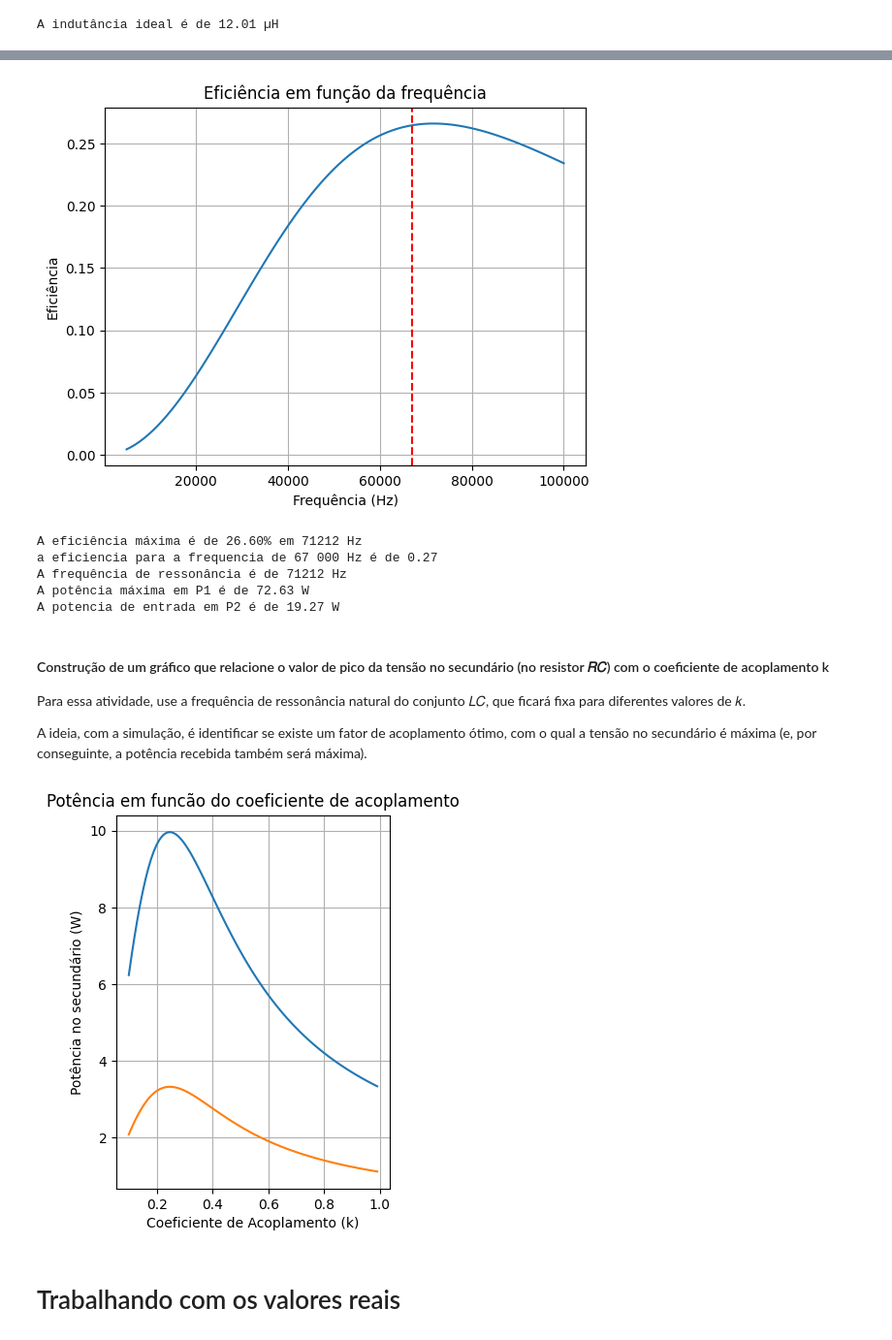
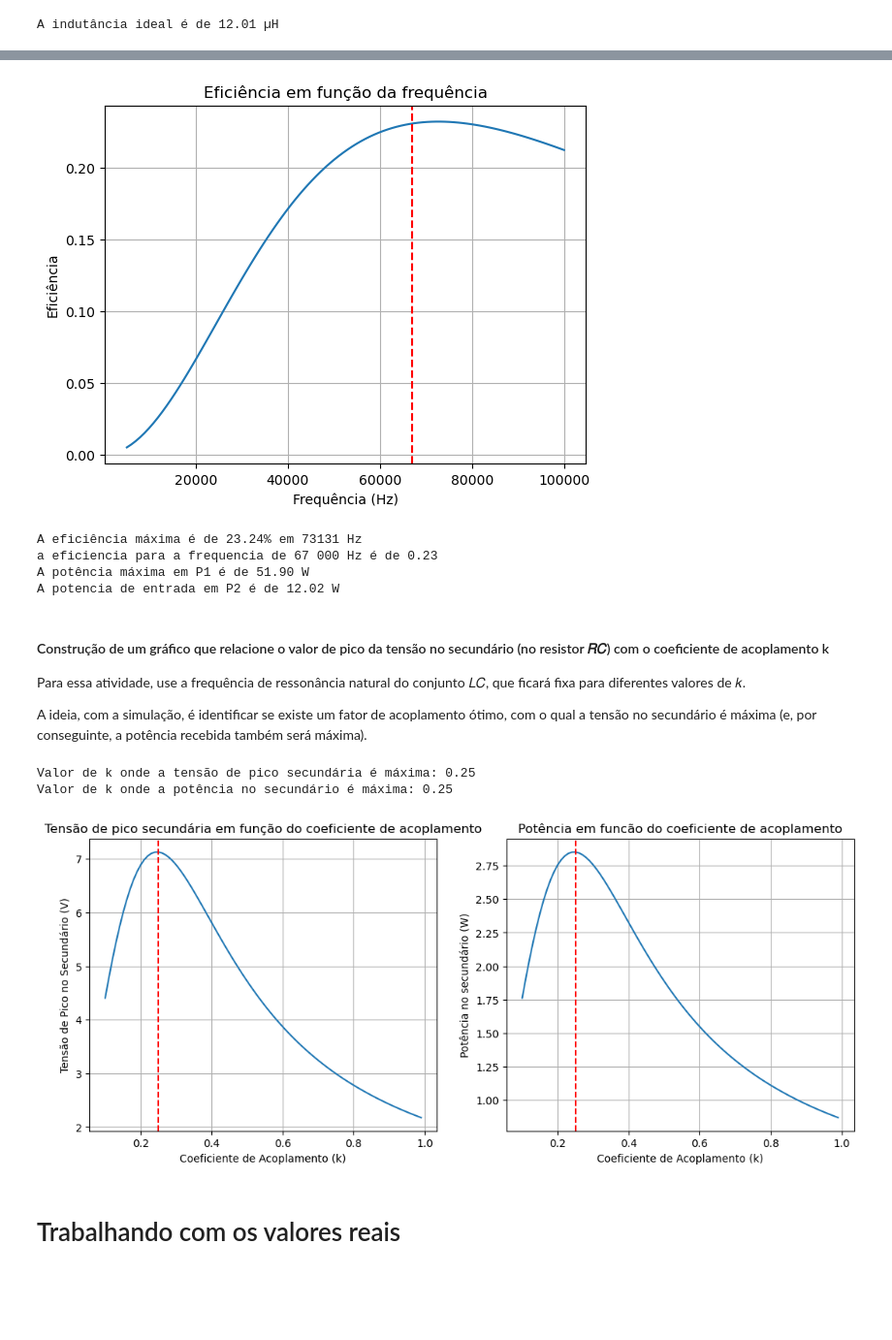
Before and after one commit to pabdutra/eletromag, a Jupyter notebook: projeto.ipynb, the cells around one changed output, grey strips where cells are left out. Shown: that part at 97% size. Drawn from its saved outputs; the diff is of its cells as text; code cells hidden in the pictures; blank space fills up the shorter version.

```diff
--- a/projeto.ipynb
+++ b/projeto.ipynb
@@ -33,7 +33,7 @@ L1 = L2 = L = 0
 #Capacitores
 C1 = C2 = 0.1e-6
 
-Ufonte = 12
+Ufonte = 10
 
 #lista do coeficiênte de acoplamento
 PossiveisK = np.linspace(0,1,500)
@@ -94,7 +94,8 @@ for C in listaC:
 
     for f in PossiveisFreq:
         w = 2*math.pi*f
-        L1 = L2 = 1/((w**2)*C)
+        L1 = L2 = 1/((w**2)*C) #Indutância para ressonância
+        rdc = R1 + ((2*R1)/(100*10**3))*f
         i1, i2, ic , V2 = CalcularTransformador(kFixo, f)
 
         listaV2.append(abs(V2))
@@ -135,9 +136,9 @@ print(f'A indutância ideal é de {L1*1e6:0.2f} µH')
 # %% [output]
 A indutância ideal é de 12.01 µH
 # %%
-k = 0.2
-V1 = 12 * (2 / pi)
-RC = 2.5
+
+V1 = 10 * (2 / pi)
+Rc = 2.5
 capacitores = [0.1e-6, 0.15e-6, 0.47e-6, 1e-6, 4.7e-6]
 C1 = C2 = capacitores[2]
 freqs = np.linspace(5e3, 100e3, 100)
@@ -148,12 +149,6 @@ lista_eficiencia = []
 
 for f in freqs:
     w = 2 * np.pi * f
-    XL1 = 1j * w * L1
-    XL2 = 1j * w * L2
-    M = k * np.sqrt(L1 * L2)
-    XM = 1j * w * M
-    XC1 = -1j / (w * C1)
-    XC2 = -1j / (w * C2)
     I1, I2, ic, V2 = CalcularTransformador(kFixo, f)
     P1 = (V1 / np.sqrt(2)) * (I1.conjugate() / np.sqrt(2))
     lista_P1.append(P1.real)
@@ -193,19 +188,17 @@ plt.axvline(x=67000, ymin=0, ymax=1, c='r', ls='--')
 plt.savefig('img/eficienciavsfreq.png')
 plt.show()
 # %% [output]
-[figure, old version]
+[figure, new version]
 # %%
 print(f'A eficiência máxima é de {max(lista_eficiencia)*100:.2f}% em {freqs[lista_eficiencia.index(max(lista_eficiencia))]:.0f} Hz')
 print(f'a eficiencia para a frequencia de 67 000 Hz é de {lista_eficiencia[lista_eficiencia.index(max(lista_eficiencia))]:.2f}')
-print(f'A frequência de ressonância é de {freqs[lista_eficiencia.index(max(lista_eficiencia))]:.0f} Hz')
 print(f'A potência máxima em P1 é de {max(lista_P1):.2f} W')
 print(f'A potencia de entrada em P2 é de {max(lista_P2):.2f} W')
 # %% [output]
-A eficiência máxima é de 26.60% em 71212 Hz
-a eficiencia para a frequencia de 67 000 Hz é de 0.27
-A frequência de ressonância é de 71212 Hz
-A potência máxima em P1 é de 72.63 W
-A potencia de entrada em P2 é de 19.27 W
+A eficiência máxima é de 23.24% em 73131 Hz
+a eficiencia para a frequencia de 67 000 Hz é de 0.23
+A potência máxima em P1 é de 51.90 W
+A potencia de entrada em P2 é de 12.02 W
 # %% [markdown]
 ####  Construção de um gráfico que relacione o valor de pico da tensão no secundário (no resistor 𝑅𝐶) com o coeficiente de acoplamento k
 
@@ -213,38 +206,55 @@ Para essa atividade, use a frequência de ressonância natural do conjunto 𝐿
 
 A ideia, com a simulação, é identificar se existe um fator de acoplamento ótimo, com o qual a tensão no secundário é máxima (e, por conseguinte, a potência recebida também será máxima).
 # %%
-V1 = 12 * (2 / np.pi)
+V1 = 10 * (2 / np.pi)
 
 freq = ressonancia(L1, C1)
 
 ks = np.arange(0.1, 1, 0.01)
 
 voltagens_secundario = []
 Potencias_secundario = []
 
 
 for k in ks:
     i1,i2,ic ,V2_peak = CalcularTransformador(k, freq)
     P2 = V2_peak/Rc
     voltagens_secundario.append(V2_peak)
     Potencias_secundario.append(P2)
 
-plt.figure(figsize=(8, 5))
+# Identifique os índices dos máximos
+idx_max_volt = np.argmax(voltagens_secundario)
+idx_max_power = np.argmax(Potencias_secundario)
+
+# Imprima os valores de k para máximos
+k_max_volt = ks[idx_max_volt]
+k_max_power = ks[idx_max_power]
+
+print(f"Valor de k onde a tensão de pico secundária é máxima: {k_max_volt:.2f}")
+print(f"Valor de k onde a potência no secundário é máxima: {k_max_power:.2f}")
+
+plt.figure(figsize=(13, 5))
+
 plt.subplot(1,2,1)
 plt.plot(ks, voltagens_secundario)
 plt.title("Tensão de pico secundária em função do coeficiente de acoplamento")
+plt.axvline(x=ks[idx_max_volt], color='r', linestyle='--', label="Máx. Tensão")
 plt.xlabel("Coeficiente de Acoplamento (k)")
 plt.ylabel("Tensão de Pico no Secundário (V)")
+plt.grid()
 
 plt.subplot(1,2,2)
 plt.plot(ks,Potencias_secundario)
 plt.title('Potência em funcão do coeficiente de acoplamento')
+plt.axvline(x=ks[idx_max_power], color='r', linestyle='--', label="Máx. Potência")
 plt.xlabel("Coeficiente de Acoplamento (k)")
 plt.ylabel("Potência no secundário (W)")
 plt.grid()
 plt.show()
 # %% [output]
+Valor de k onde a tensão de pico secundária é máxima: 0.25
+Valor de k onde a potência no secundário é máxima: 0.25
-[figure, old version]
+[figure, new version]
 # %% [markdown]
 # Trabalhando com os valores reais
 # %%
```
Also changed, not shown: parts of 5 cells of this notebook, 3 other files.
